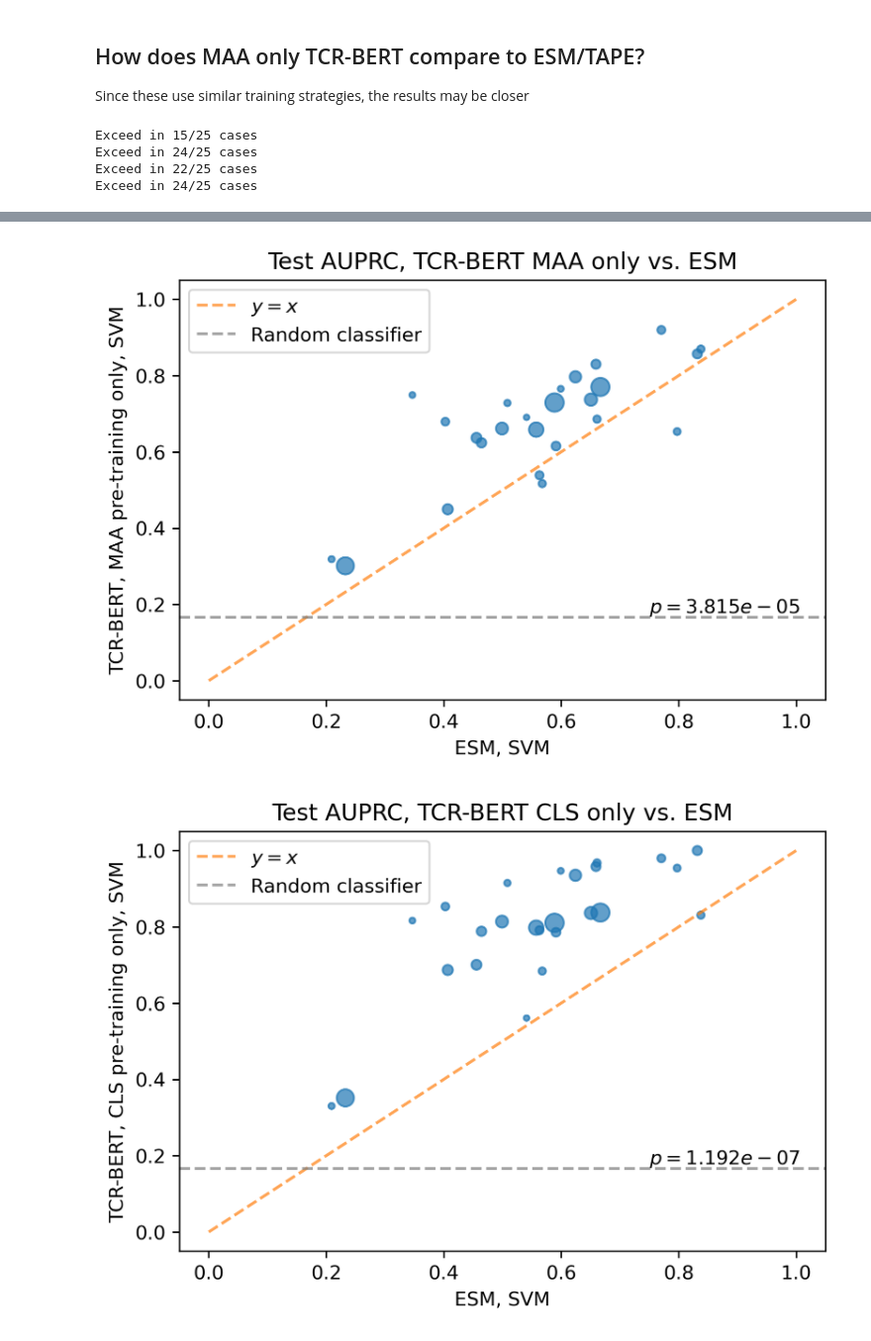
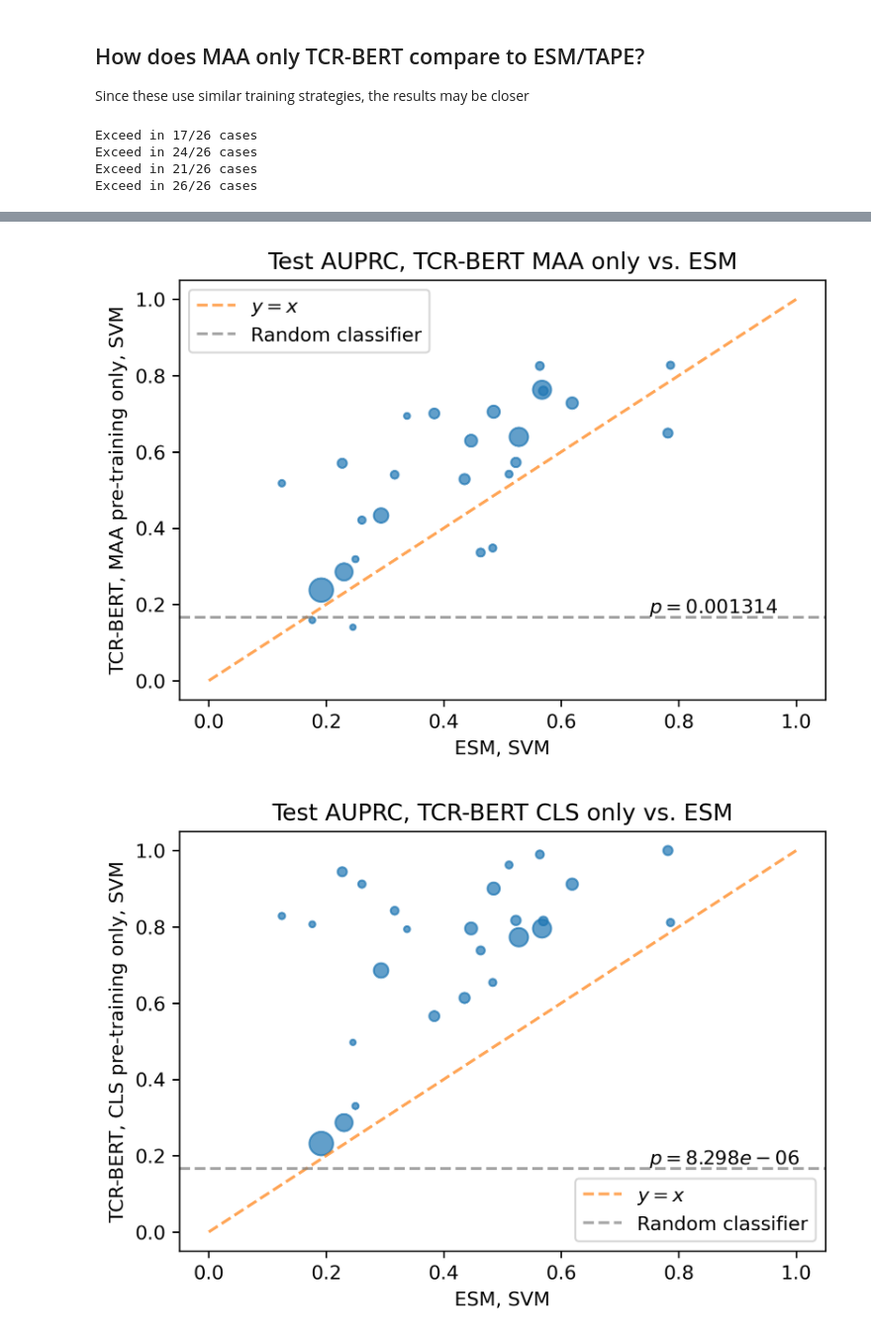
Before and after one commit to wukevin/tcr-bert, a Jupyter notebook: jupyter/antigen_cv.ipynb, the cells around one changed output, grey strips where cells are left out. Shown at 99% size. Drawn from its saved outputs; the diff is of its cells as text; code cells hidden in the pictures.

Commit message:
Update filt distance antigen CV results. All p values from two-sided

```diff
--- a/jupyter/antigen_cv.ipynb
+++ b/jupyter/antigen_cv.ipynb
@@ -26,7 +26,7 @@ import utils
 
 DEVICE = utils.get_device(3)
 
-FILT_EDIT_DIST = False
+FILT_EDIT_DIST = True
 N_COMPONENTS = 0.9
 
 if FILT_EDIT_DIST:
@@ -86,7 +86,7 @@ def get_perf_comparison(model_dirname:str, n_components=N_COMPONENTS, min_positi
     pird_pos_table = pird_data.loc[pird_data['Antigen.sequence'] == held_out_seq]
     pird_pos_trbs = list(pird_pos_table['CDR3.beta.aa'])
     # If we have too few or too many positives
-    if len(pird_pos_trbs) < min_positive or len(pird_pos_trbs) > max_positive:  # If we do not have enough positive examples, return None
+    if len(pird_pos_trbs) < min_positive:  # If we do not have enough positive examples, return None
         return None
 
     print(held_out_seq, len(pird_pos_trbs))
@@ -333,7 +333,7 @@ def num_positives(model_dirname:str, min_positive:int=20, max_positive:int=1000)
     held_out_seq = os.path.basename(model_dirname).split("_")[-1]
     pird_pos_table = pird_data.loc[pird_data['Antigen.sequence'] == held_out_seq]
     pird_pos_trbs = list(pird_pos_table['CDR3.beta.aa'])
-    if len(pird_pos_trbs) < min_positive or len(pird_pos_trbs) > max_positive:
+    if len(pird_pos_trbs) < min_positive:# or len(pird_pos_trbs) > max_positive:
         return -1
     return len(pird_pos_trbs)
 
@@ -346,7 +346,7 @@ min(num_positive_examples), max(num_positive_examples)
 def antigen_cv_plot(
     xaxis:str, yaxis:str,
     annot_p:bool = True,
-    alternative:str = "less",
+    alternative:str = "two-sided",
     data:pd.DataFrame = perf_pairs_df,
     fname:Optional[str] = None,
     **kwargs
@@ -355,12 +355,13 @@ def antigen_cv_plot(
     Scatterplot comparing performance of two methods on xaxis and yaxis
     """
     print(f"Exceed in {np.sum(data[yaxis] > data[xaxis])}/{len(data)} cases")
+    sizes = np.minimum(num_positive_examples * 0.4, 150)
     fig, ax = plt.subplots(dpi=300)
     ax.scatter(
         data[xaxis],
         data[yaxis],
         alpha=0.7,
-        s = num_positive_examples * 0.4,
+        s=sizes,
     )
     ax.plot([0, 1], [0, 1], linestyle="--", color='tab:orange', label="$y=x$", alpha=0.7)
     ax.axhline(1/(5+1), linestyle='--', color='grey', label="Random classifier", alpha=0.7)
@@ -510,7 +507,6 @@ for m in ['TAPE', 'ESM']:
         xlabel=f"{m}, SVM",
         ylabel="TCR-BERT, MAA pre-training only, SVM",
         title=f"Test AUPRC, TCR-BERT MAA only vs. {m}",
-        alternative='two-sided',
         fname=os.path.join(PLOT_DIR, f"mlm_vs_{m.lower()}.pdf"),
     ).show()
     antigen_cv_plot(
@@ -519,11 +515,10 @@ for m in ['TAPE', 'ESM']:
         xlabel=f"{m}, SVM",
         ylabel="TCR-BERT, CLS pre-training only, SVM",
         title=f"Test AUPRC, TCR-BERT CLS only vs. {m}",
-        alternative='two-sided',
         fname=os.path.join(PLOT_DIR, f"cls_vs_{m.lower()}.pdf"),
     ).show()
 # %% [output]
-Exceed in 15/25 cases
-Exceed in 24/25 cases
-Exceed in 22/25 cases
-Exceed in 24/25 cases
+Exceed in 17/26 cases
+Exceed in 24/26 cases
+Exceed in 21/26 cases
+Exceed in 26/26 cases
@@ -532,2 +527,2 @@ Exceed in 24/25 cases
-[figure, old version]
+[figure, new version]
-[figure, old version]
+[figure, new version]
```
Also changed, not shown: parts of 15 cells of this notebook, 15 other files.
